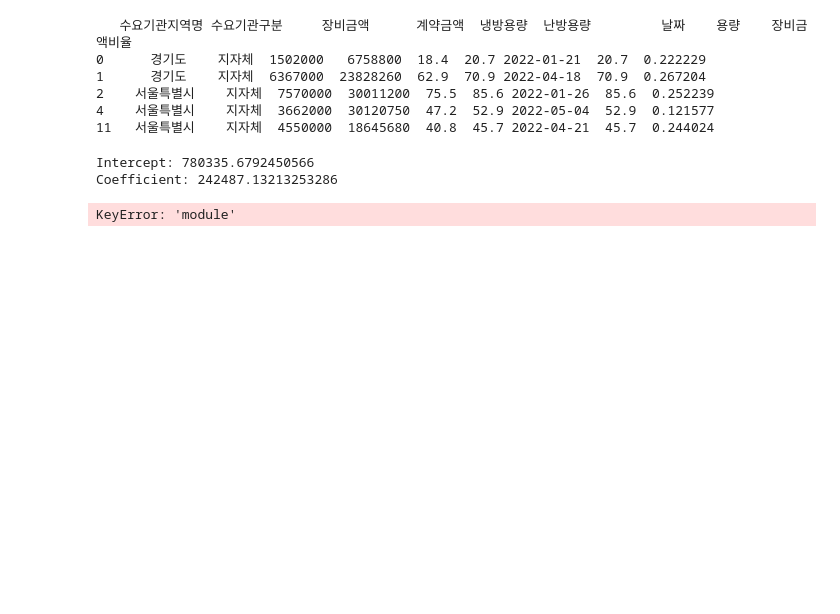
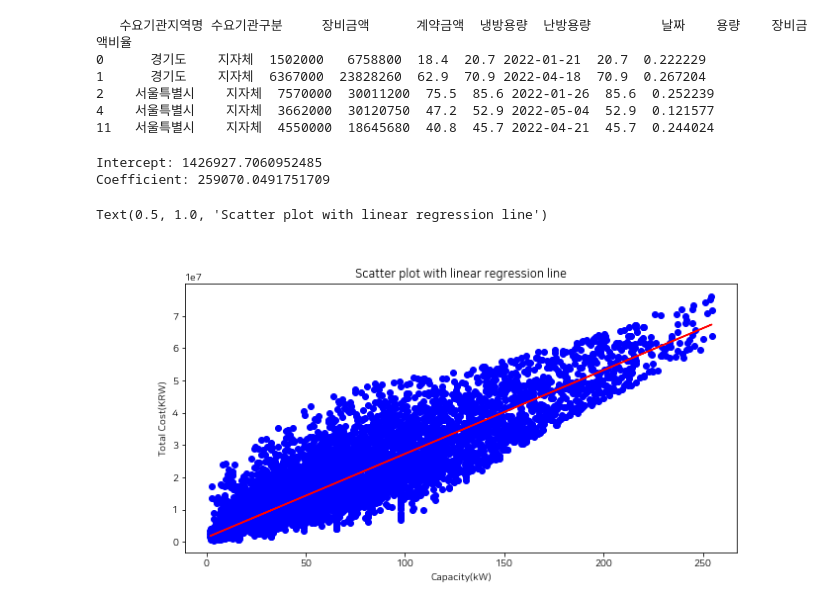
Before and after one commit to JJaewon7210/Simple_Pandas_Procurement_Data, a Jupyter notebook: scripts/analyze.ipynb, the cells around one changed output. Saved outputs shown, nothing was run; the diff lists cells and outputs as text; code cells hidden in the pictures; blank space fills up the shorter version.

```diff
--- a/scripts/analyze.ipynb
+++ b/scripts/analyze.ipynb
@@ -61,26 +72,26 @@ outliers = influence.summary_frame().loc[influence.summary_frame().cooks_d > 4/l
 data_copy = data.drop(outliers.index)
 
 # re-fit the linear regression model without the influential points
-reg = LinearRegression().fit(data_copy[['용량']], data_copy['계약금액'])
+reg = Linearregression().fit(data_copy[['용량']], data_copy['계약금액'])
 
 # print the coefficients
 print('Intercept:', reg.intercept_)
 print('Coefficient:', reg.coef_[0])
 # %% [output]
-Intercept: 780335.6792450566
-Coefficient: 242487.13213253286
+Intercept: 1426927.7060952485
+Coefficient: 259070.0491751709
 # %%
 %matplotlib widget
 # plot the scatter plot and linear regression line
 fig, ax = plt.subplots()
-ax.scatter(data['용량'], data['계약금액'], color='blue')
-ax.plot(data['용량'], reg.predict(data[['용량']]), color='red')
+ax.scatter(data_copy['용량'], data_copy['계약금액'], color='blue')
+ax.plot(data_copy['용량'], reg.predict(data_copy[['용량']]), color='red')
 ax.set_xlabel('Capacity(kW)')
 ax.set_ylabel('Total Cost(KRW)')
 ax.set_title('Scatter plot with linear regression line')
-plt.show()
 # %% [output]
-KeyError: 'module'
+Text(0.5, 1.0, 'Scatter plot with linear regression line')
+[figure, added]
 # %%
 # create a linear regression model
 reg = LinearRegression().fit(data[['용량']], data['장비금액비율'])
```
Also changed, not shown: parts of 6 cells of this notebook.
